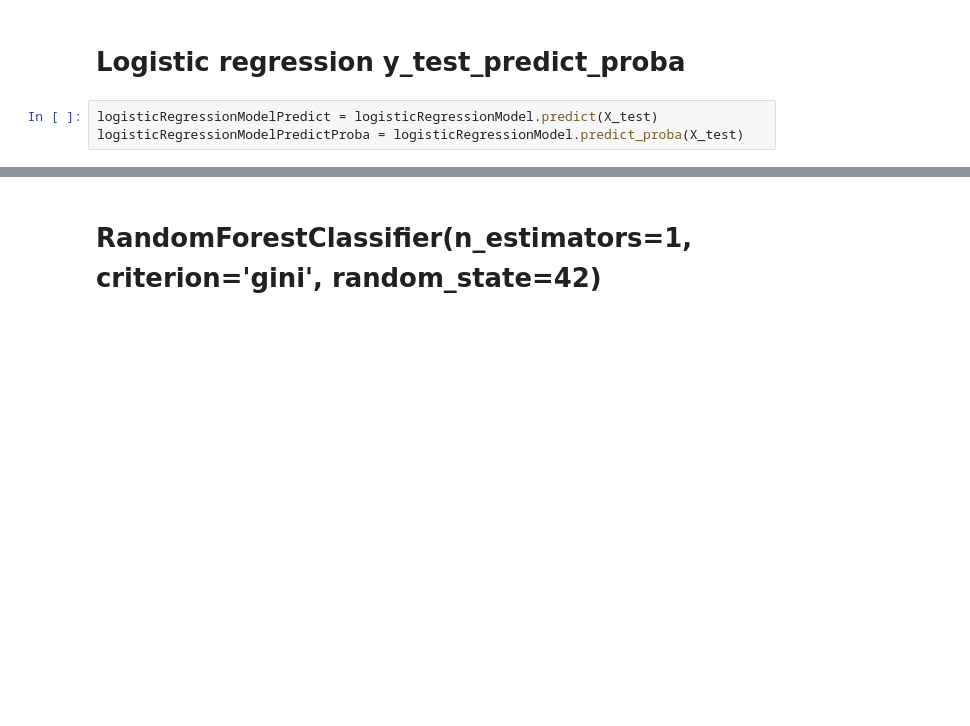
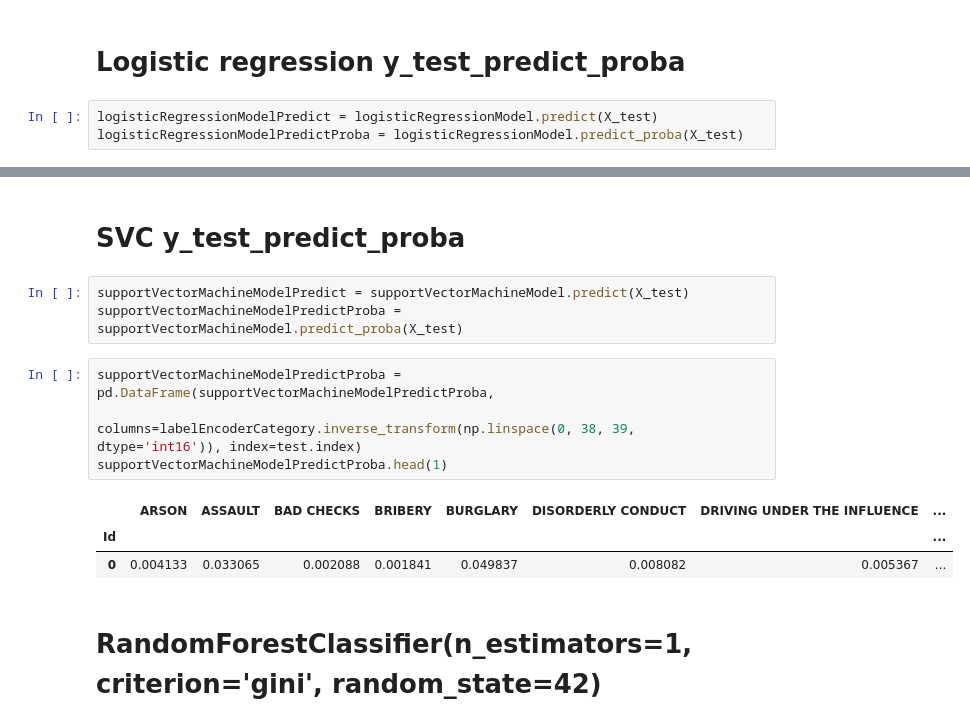
Before and after one commit to m-shahpouri/machine-learning, a Jupyter notebook: Project/san_francisco_crime_classification.ipynb, the cells around one changed output, grey strips where cells are left out. Drawn from its saved outputs; the diff is of its cells as text; blank space fills up the shorter version.

```diff
--- a/Project/san_francisco_crime_classification.ipynb
+++ b/Project/san_francisco_crime_classification.ipynb
@@ -975,3 +1116,16 @@ logisticRegressionModelPredictProba = logisticRegressionModel.predict_proba(X_te
+# %% [markdown]
+# **SVC y_test_predict_proba**
+# %%
+supportVectorMachineModelPredict = supportVectorMachineModel.predict(X_test)
+supportVectorMachineModelPredictProba = supportVectorMachineModel.predict_proba(X_test)
+# %%
+supportVectorMachineModelPredictProba = pd.DataFrame(supportVectorMachineModelPredictProba,
+                                                   columns=labelEncoderCategory.inverse_transform(np.linspace(0, 38, 39, dtype='int16')), index=test.index)
+supportVectorMachineModelPredictProba.head(1)
+# %% [output]
+|  | ARSON | ASSAULT | BAD CHECKS | BRIBERY | BURGLARY | DISORDERLY CONDUCT | DRIVING UNDER THE INFLUENCE | ... |
+| Id |  |  |  |  |  |  |  | ... |
+| 0 | 0.004133 | 0.033065 | 0.002088 | 0.001841 | 0.049837 | 0.008082 | 0.005367 | ... |
 # %% [markdown]
 # **RandomForestClassifier(n_estimators=1, criterion='gini', random_state=42)**
 # %%
```
Also changed, not shown: parts of 50 cells of this notebook, 4 other files.
